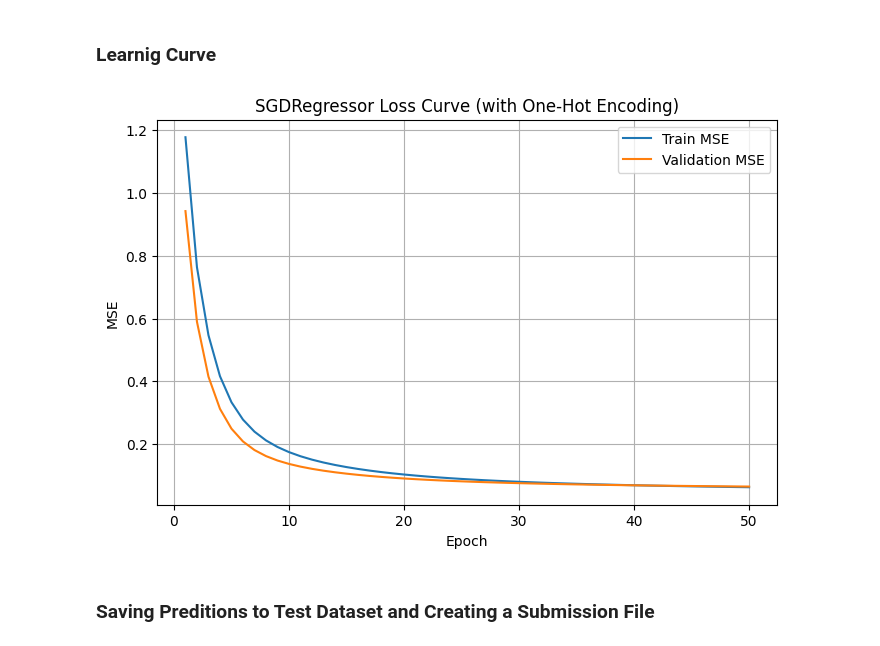
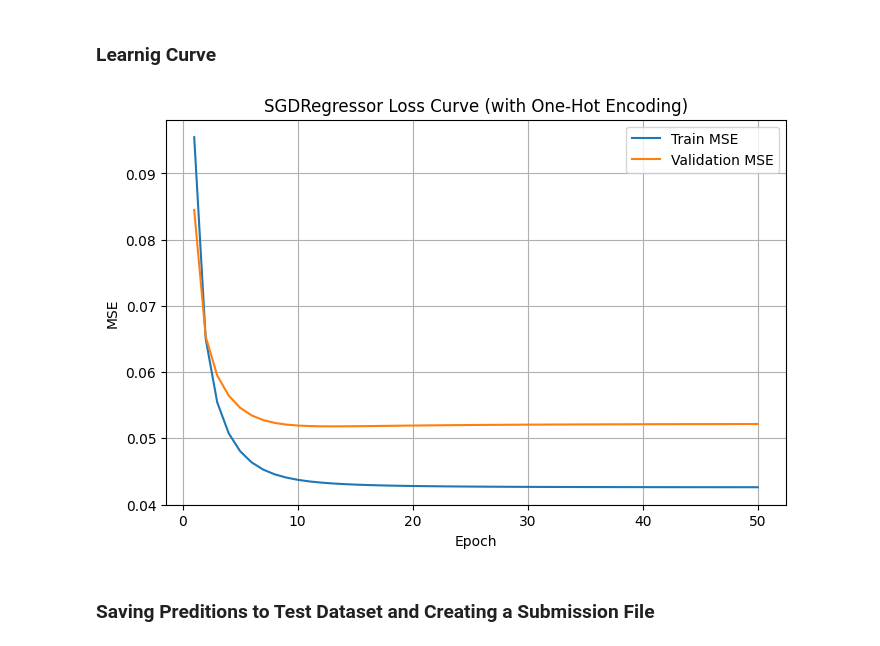
Before and after one commit to ammarelghamry16/ML-projects, a Jupyter notebook: laptop_price_ml.ipynb, the cells around one changed output. Drawn from its saved outputs; the diff is of its cells as text; code cells hidden in the pictures.

Commit message:
slight changes in learning curve plotting

```diff
--- a/laptop_price_ml.ipynb
+++ b/laptop_price_ml.ipynb
@@ -1183,24 +1183,6 @@ Mean R2: 0.7897573874707341
 # %% [markdown]
 ### **Learnig Curve**
 # %%
-from sklearn.compose import ColumnTransformer
-from sklearn.preprocessing import OneHotEncoder, StandardScaler
-from sklearn.pipeline import Pipeline
-from sklearn.linear_model import SGDRegressor
-from sklearn.model_selection import train_test_split
-from sklearn.metrics import mean_squared_error
-import numpy as np
-import matplotlib.pyplot as plt
-
-target_col = 'Price (Euro)'
-
-categorical_features = ['Company','TypeName','GPU_Company','CPU','OS']
-numeric_features = [c for c in df.columns
-                    if c not in categorical_features + [target_col, 'id']]
-
-X = df.drop(columns=[target_col])
-y = np.log(df[target_col])
-
 X_train, X_val, y_train, y_val = train_test_split(
     X, y, test_size=0.2, random_state=42
 )
@@ -1219,41 +1201,40 @@ model = Pipeline([
     ("sgd", SGDRegressor(
         loss="squared_error",
         penalty="l2",
-        alpha=1e-3,
+        alpha=1e-6,
         learning_rate="invscaling",
-        eta0=0.01,
-        power_t=0.25,
-        max_iter=1,
+        eta0=0.0001,
+        power_t=0.05,
         tol=None,
         random_state=42,
         warm_start=True,
         fit_intercept=True,
         average=False
     ))
 ])
 
 train_mse, val_mse = [], []
 
 for epoch in range(1, epochs + 1):
     model.fit(X_train, y_train)
 
     train_pred = model.predict(X_train)
     val_pred = model.predict(X_val)
 
     train_mse.append(mean_squared_error(y_train, train_pred))
     val_mse.append(mean_squared_error(y_val, val_pred))
 
 plt.figure(figsize=(8,5))
 plt.plot(range(1, epochs+1), train_mse, label="Train MSE")
 plt.plot(range(1, epochs+1), val_mse, label="Validation MSE")
 plt.xlabel("Epoch")
 plt.ylabel("MSE")
 plt.title("SGDRegressor Loss Curve (with One-Hot Encoding)")
 plt.grid(True)
 plt.legend()
 plt.show()
 # %% [output]
-[figure, old version]
+[figure, new version]
 # %% [markdown]
 ### **Saving Preditions to Test Dataset and Creating a Submission File**
 # %%
```
